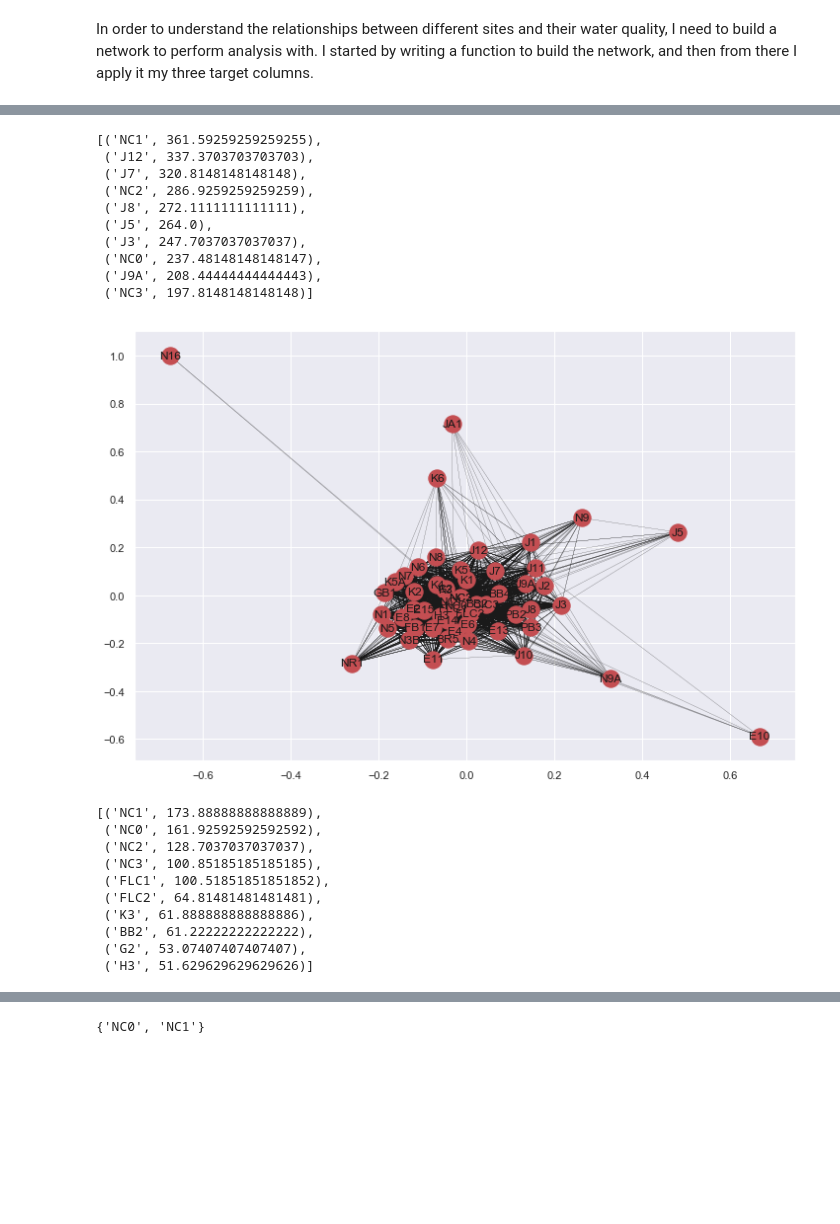
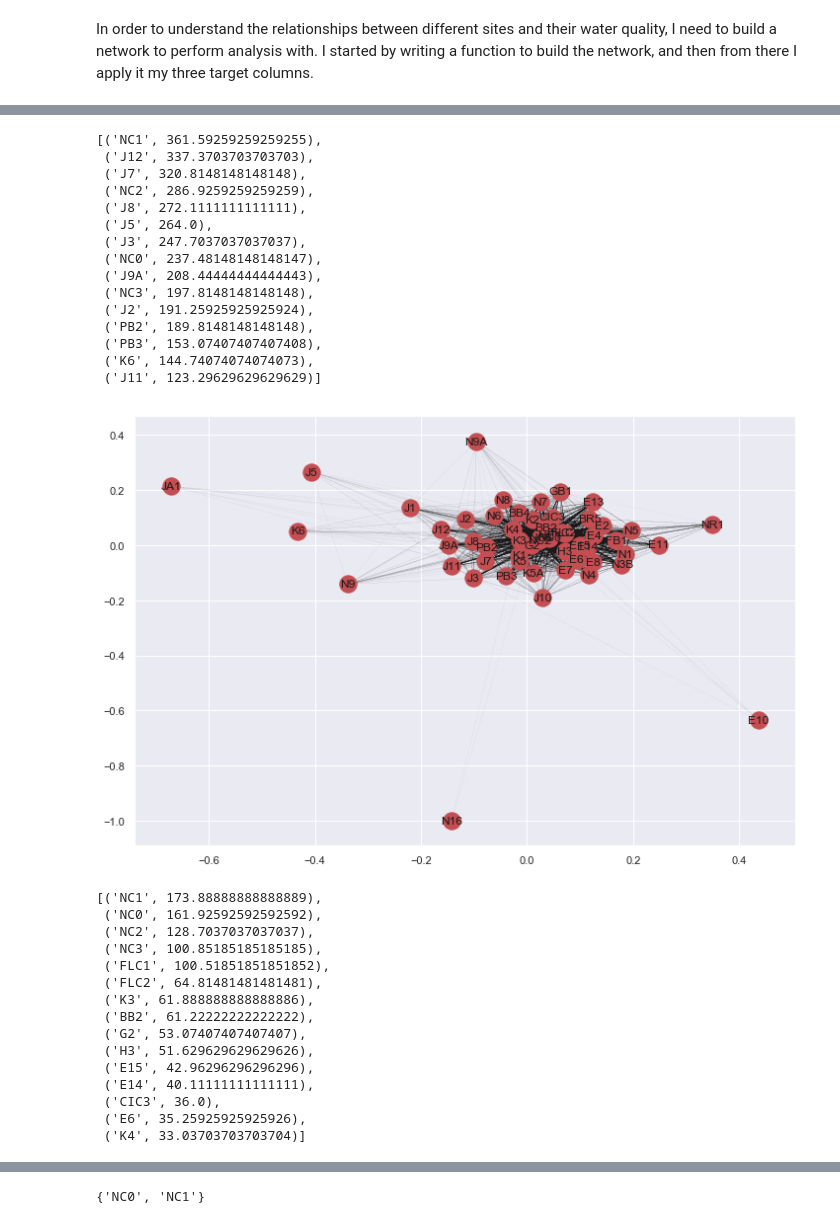
Before and after one commit to dradamski/capstone-two, a Jupyter notebook: notebooks/create_network.ipynb, the cells around one changed output, grey strips where cells are left out. Drawn from its saved outputs; the diff is of its cells as text; code cells hidden in the pictures; blank space fills up the shorter version.

```diff
--- a/notebooks/create_network.ipynb
+++ b/notebooks/create_network.ipynb
@@ -97,6 +95,6 @@ _ = plt.show()
 # %%
 sorted_centrality_c = sorted(nx.degree_centrality(chlG).items(), key = lambda x : x[1], reverse=True)
-sorted_centrality_c[:10]
+sorted_centrality_c[:15]
 # %% [output]
 [('NC1', 361.59259259259255),
  ('J12', 337.3703703703703),
@@ -107,18 +105,23 @@ sorted_centrality_c[:10]
  ('J3', 247.7037037037037),
  ('NC0', 237.48148148148147),
  ('J9A', 208.44444444444443),
- ('NC3', 197.8148148148148)]
+ ('NC3', 197.8148148148148),
+ ('J2', 191.25925925925924),
+ ('PB2', 189.8148148148148),
+ ('PB3', 153.07407407407408),
+ ('K6', 144.74074074074073),
+ ('J11', 123.29629629629629)]
 # %%
 entG = create_wq_network(wq_df, 'Top Enterococci Bacteria (Cells/100mL) Failure')
 # %%
 _ = plt.figure(figsize=(12,8))
-_ = nx.drawing.nx_pylab.draw_networkx(entG, width=0.1)
+_ = nx.drawing.nx_pylab.draw_networkx(entG, width=0.01)
 _ = plt.show()
 # %% [output]
-[figure, old version]
+[figure, new version]
 # %%
 sorted_centrality_e = sorted(nx.degree_centrality(entG).items(), key = lambda x : x[1], reverse=True)
-sorted_centrality_e[:10]
+sorted_centrality_e[:15]
 # %% [output]
 [('NC1', 173.88888888888889),
  ('NC0', 161.92592592592592),
@@ -129,7 +132,12 @@ sorted_centrality_e[:10]
  ('K3', 61.888888888888886),
  ('BB2', 61.22222222222222),
  ('G2', 53.07407407407407),
- ('H3', 51.629629629629626)]
+ ('H3', 51.629629629629626),
+ ('E15', 42.96296296296296),
+ ('E14', 40.11111111111111),
+ ('CIC3', 36.0),
+ ('E6', 35.25925925925926),
+ ('K4', 33.03703703703704)]
 # %%
 phoG = create_wq_network(wq_df, 'Top Ortho-Phosphorus (mg/L) Failure')
 # %%
```
Also changed, not shown: parts of 15 cells of this notebook.
